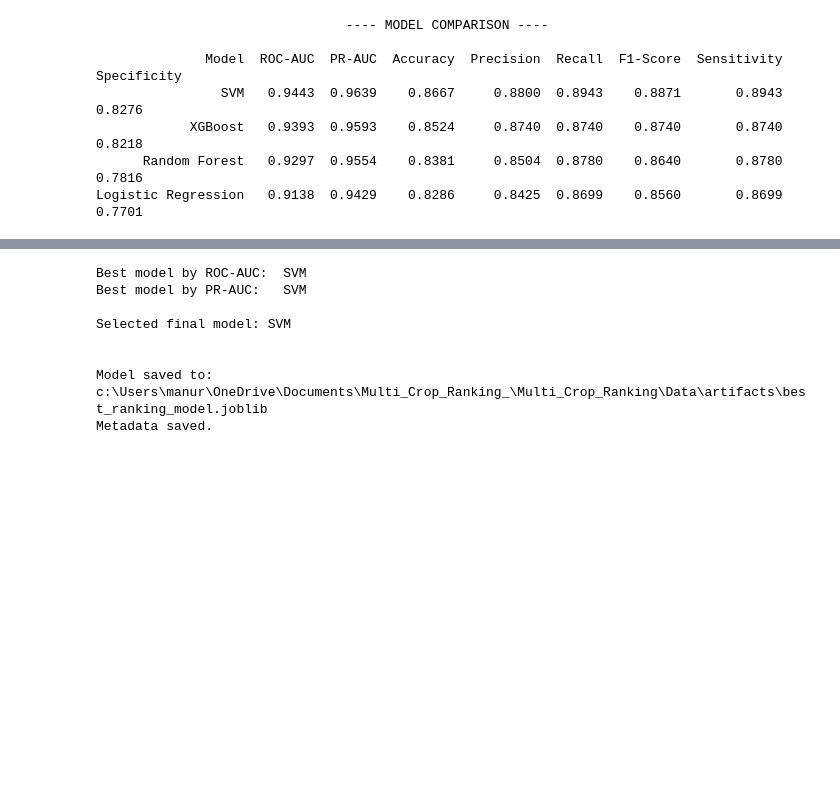
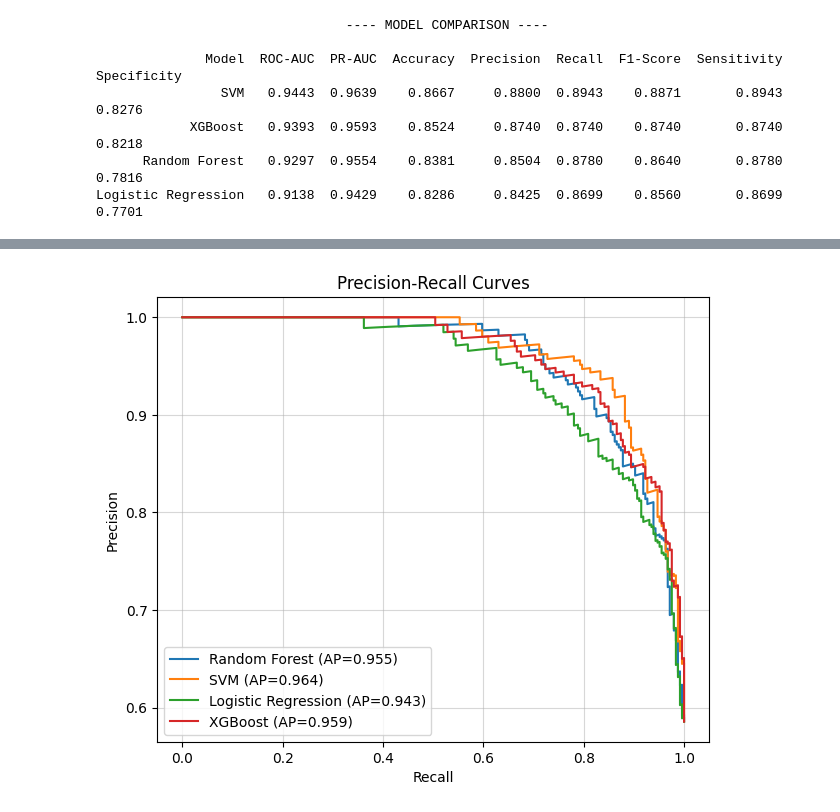
Before and after one commit to isumakm/Weather-Prediction-and-Crop-Recommendation-System-, a Jupyter notebook: 07-Model_Comparison.ipynb, the cells around one changed output, grey strips where cells are left out. Cells and saved outputs as stored; diff of their text form; code cells hidden in the pictures; blank space fills up the shorter version.

Commit message:
Fix the comparison table errors

```diff
--- a/07-Model_Comparison.ipynb
+++ b/07-Model_Comparison.ipynb
@@ -154,40 +144,46 @@ plt.show()
 # %%
-best_roc = comparison_df.iloc[0]['Model']
-best_pr = comparison_df.sort_values('PR‑AUC', ascending=False).iloc[0]['Model']
+# PR curve
+plt.figure(figsize=(12, 10))
+for i, (name, model) in enumerate(models.items()):
+    # Predict probabilities
+    proba = model.predict_proba(X_test)[:, 1]
+    pred = (proba >= 0.5).astype(int)
 
-print(f"Best model by ROC‑AUC:  {best_roc}")
-print(f"Best model by PR‑AUC:   {best_pr}")
+    # Metrics
+    roc = roc_auc_score(y_test, proba)
+    pr = average_precision_score(y_test, proba)
+    cm = confusion_matrix(y_test, pred)
+    tn, fp, fn, tp = cm.ravel()
+    acc = (tp + tn) / len(y_test)
+    sens = tp / (tp + fn) if (tp+fn)>0 else 0
+    spec = tn / (tn + fp) if (tn+fp)>0 else 0
+    prec = tp / (tp + fp) if (tp+fp)>0 else 0
+    rec = sens
+    f1 = 2 * (prec * rec) / (prec + rec) if (prec+rec)>0 else 0
 
-# Choose one – here we use ROC‑AUC as primary criterion
-best_model_name = best_roc
-best_model = models[best_model_name]
 
-print(f"\nSelected final model: {best_model_name}")
+    results.append({
+        'Model': name,
+        'ROC‑AUC': round(roc, 4),
+        'PR‑AUC': round(pr, 4),
+        'Accuracy': round(acc, 4),
+        'Precision': round(prec, 4),
+        'Recall': round(rec, 4),
+        'F1‑Score': round(f1, 4),
+        'Sensitivity': round(sens, 4),
+        'Specificity': round(spec, 4)
+    })
 
-# %% [markdown]
-# ## 7. Save the Best Model and Metadata for Deployment
+    prec, rec, _ = precision_recall_curve(y_test, proba)
+    plt.subplot(2, 2, 2)
+    plt.plot(rec, prec, label=f'{name} (AP={pr:.3f})')
+    plt.xlabel('Recall')
+    plt.ylabel('Precision')
+    plt.title('Precision‑Recall Curves')
+    plt.legend()
+    plt.grid(True, alpha=0.5)
 
-# %%
-# Save the model
-joblib.dump(best_model, os.path.join(OUTPUT_DIR, 'best_ranking_model.joblib'))
-print(f"\n\nModel saved to: {os.path.join(OUTPUT_DIR, 'best_ranking_model.joblib')}")
-
-# Save metadata (crop list, default threshold, and any other info needed for the demo)
-crop_list = sorted(X['crop'].unique().tolist())   # from the full dataset X
-meta = {
-    'crop_list': crop_list,
-    'threshold_default': 0.5,
-    'fallback_sunshine_median': df['sunshine_hours'].median()  # from original df
-}
-with open(os.path.join(OUTPUT_DIR, 'training_meta.json'), 'w') as f:
-    json.dump(meta, f, indent=2)
-print("Metadata saved.")
+plt.tight_layout()
+plt.show()
 # %% [output]
-Best model by ROC‑AUC:  SVM
-Best model by PR‑AUC:   SVM
-
-Selected final model: SVM
-
-
-Model saved to: c:\Users\manur\OneDrive\Documents\Multi_Crop_Ranking_\Multi_Crop_Ranking\Data\artifacts\best_ranking_model.joblib
-Metadata saved.
+[figure, added]
```
Also changed, not shown: parts of 4 cells of this notebook.
